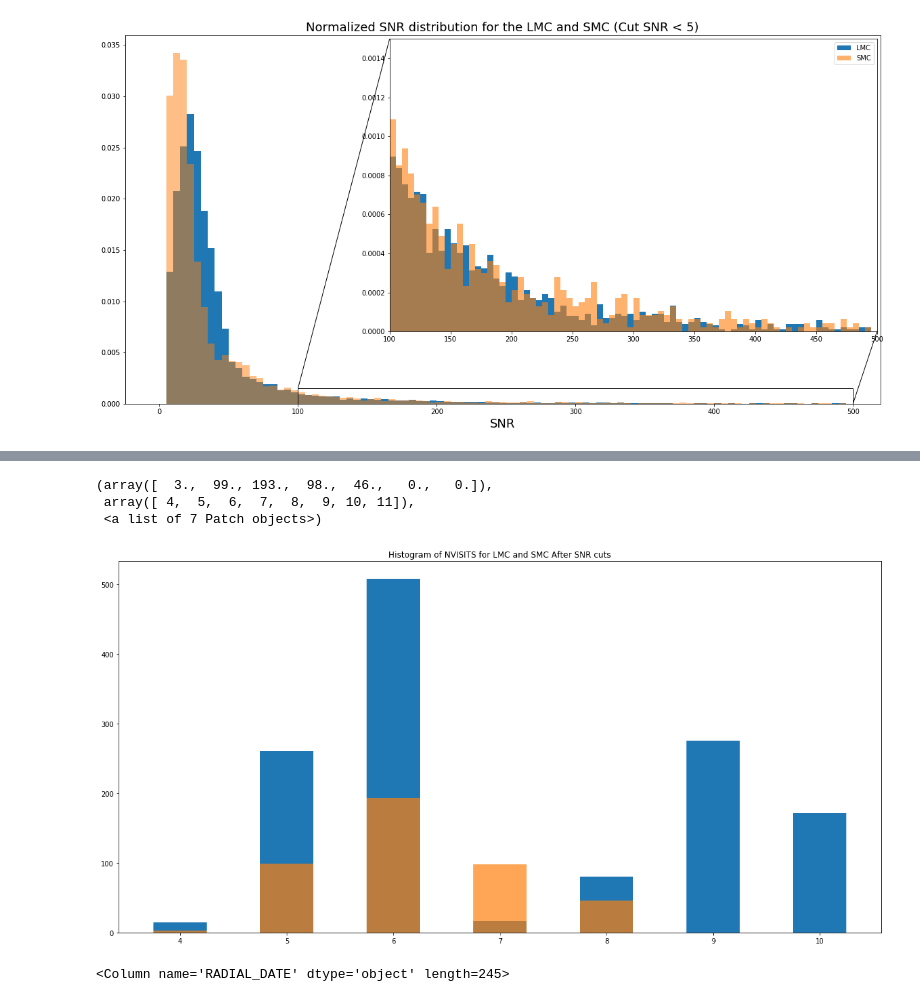
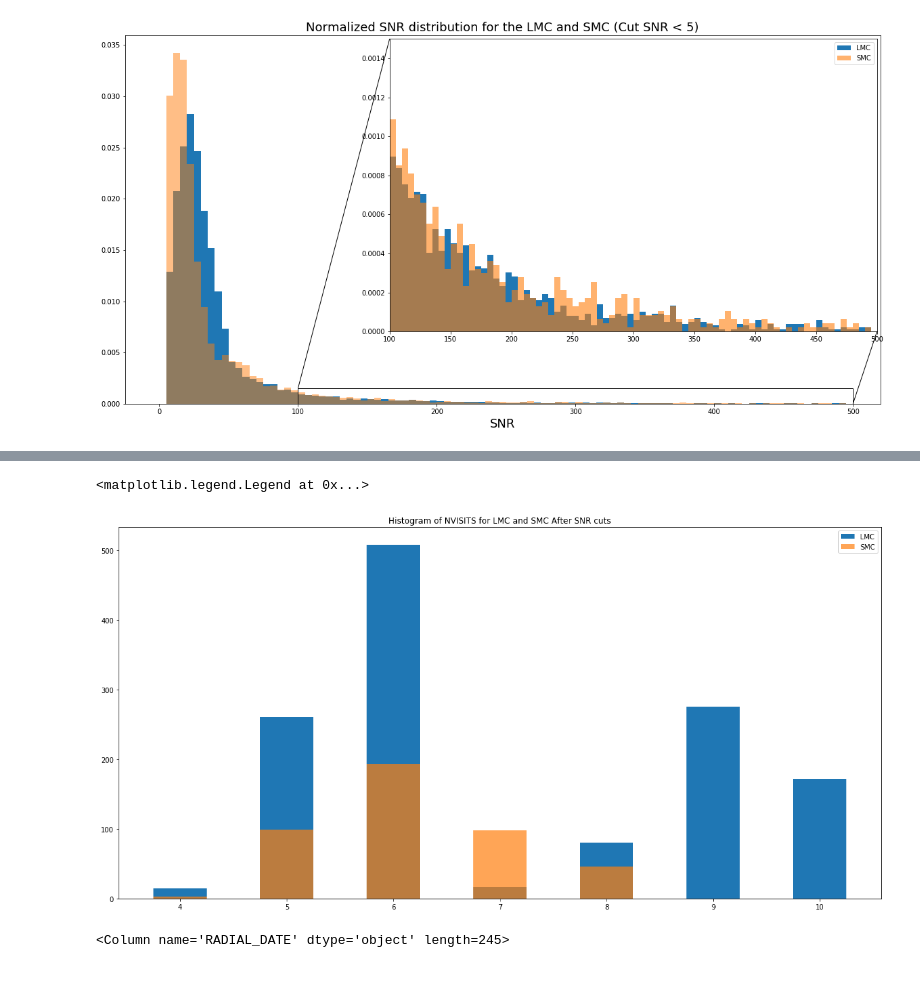
Before and after one commit to CodyDBrown/Binary-Search, a Jupyter notebook: Error Plots.ipynb, the cells around one changed output, grey strips where cells are left out. Drawn from its saved outputs; the diff is of its cells as text; code cells hidden in the pictures.

```diff
--- a/Error Plots.ipynb
+++ b/Error Plots.ipynb
@@ -106,15 +146,14 @@ for n in AllAvg_SMC_5['RADIALV']:
 # %%
 plt.figure(figsize = (20,10))
 plt.title('Histogram of NVISITS for LMC and SMC After SNR cuts')
 plt.hist(my_nvisits_lmc, bins = range(4,12), rwidth=0.5,
          align = 'left', label = 'LMC')
 plt.hist(my_nvisits_smc, bins = range(4,12), rwidth=0.5,
          align = 'left', alpha = 0.7, label = 'SMC')
+plt.legend()
 # %% [output]
-(array([  3.,  99., 193.,  98.,  46.,   0.,   0.]),
- array([ 4,  5,  6,  7,  8,  9, 10, 11]),
- <a list of 7 Patch objects>)
+<matplotlib.legend.Legend at 0x...>
-[figure, old version]
+[figure, new version]
 # %%
 AllAvg_LMC_5_SNR[binary_bool_LMC_5]['RADIAL_DATE']
 # %% [output]
```
Also changed, not shown: parts of 5 cells of this notebook.
